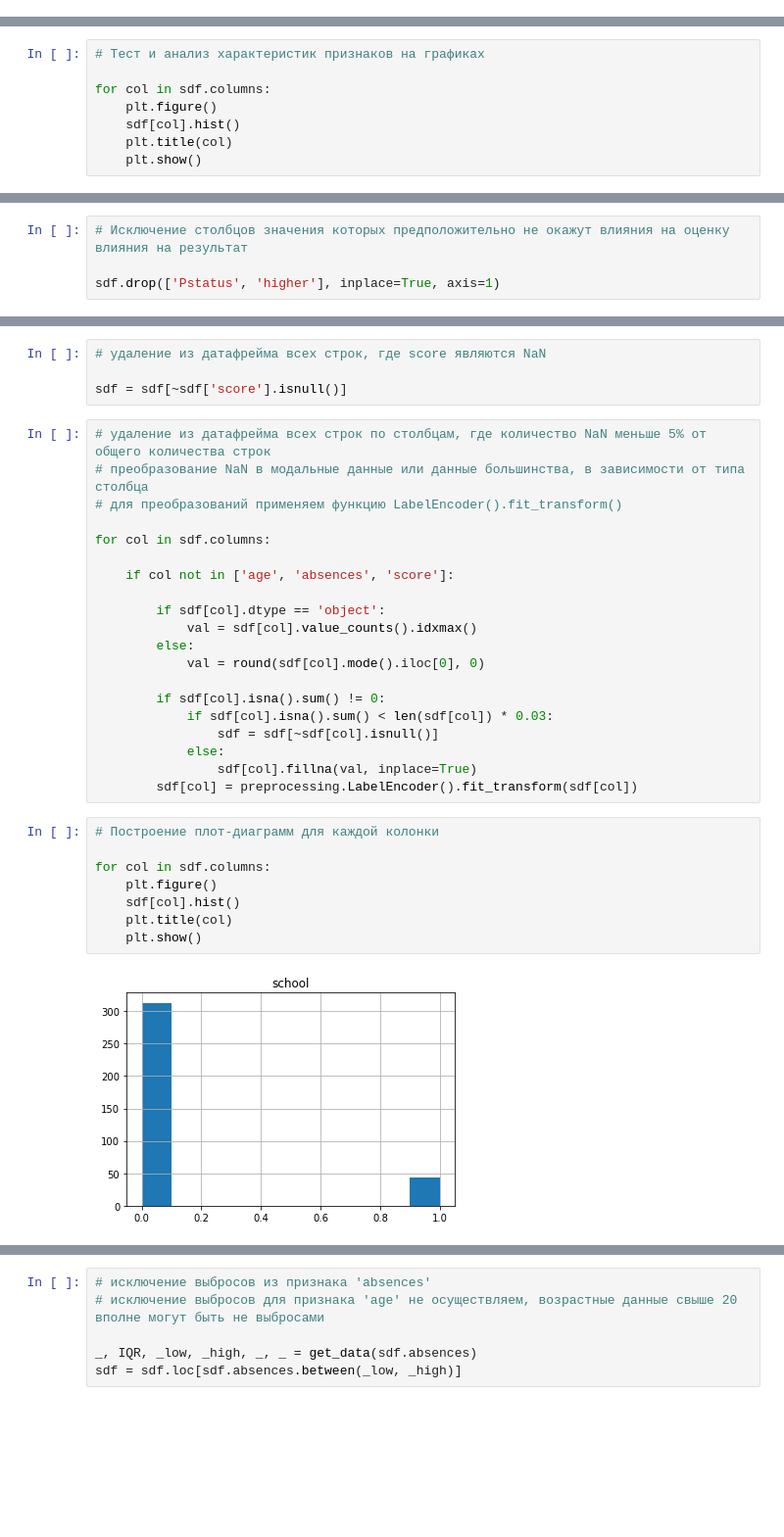
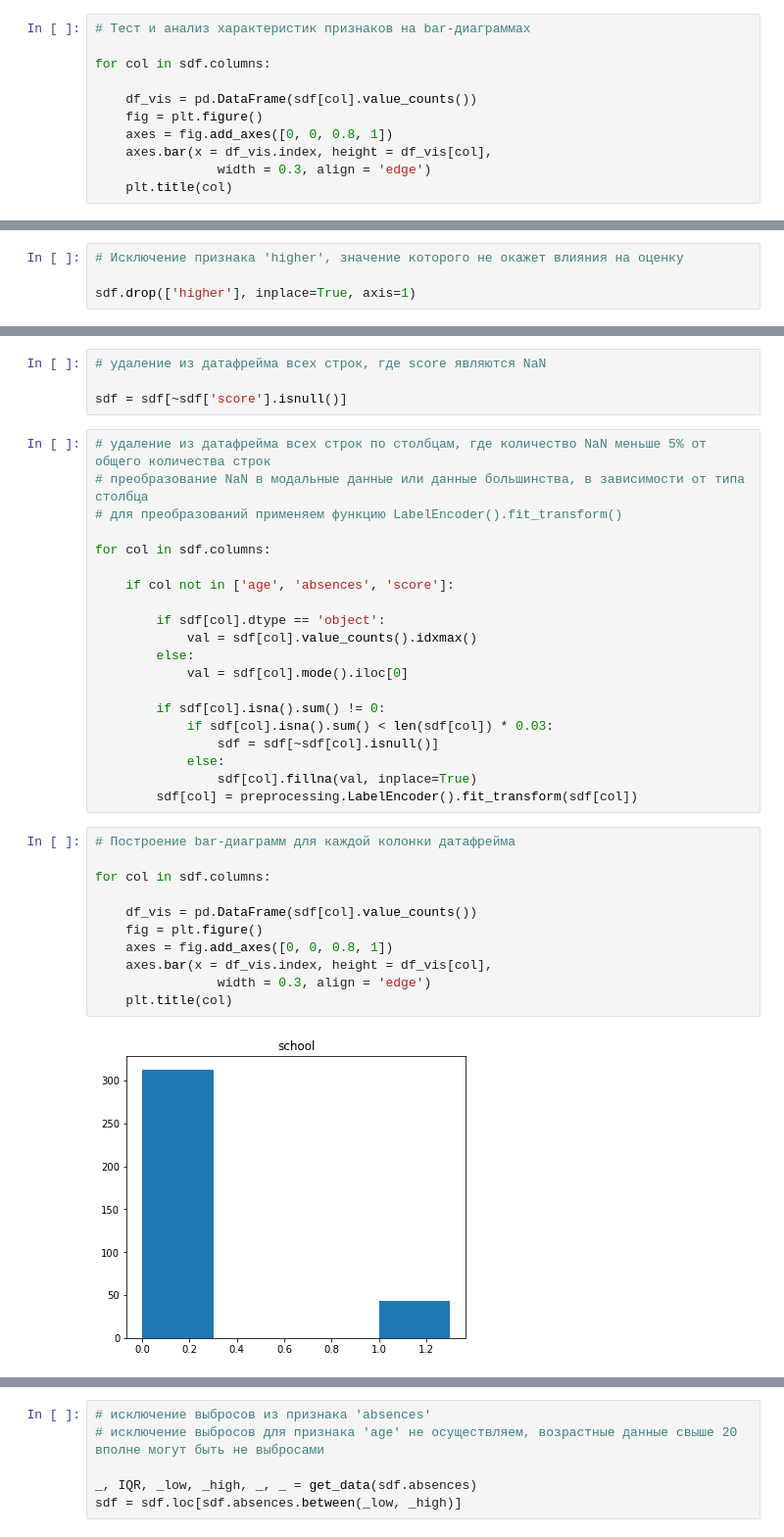
Before and after one commit to BlackGarri/GRepository, a Jupyter notebook: module_2/stud_math.ipynb, the cells around one changed output, grey strips where cells are left out. Shown at 98% size. Drawn from its saved outputs; the diff is of its cells as text; blank space fills up the shorter version.

```diff
--- a/module_2/stud_math.ipynb
+++ b/module_2/stud_math.ipynb
@@ -137,3 +137,14 @@ for col in sdf.columns:
   30.  19.   9.  11.  38.  40.  23.  17. 212.] тип float64
 Уникальных значений score - [ 30.  50.  75.  55.  95.  45.  60.  70.  80.  25.  40.  85.  90.  65.
  100.  35.   0.  nan  20.] тип float64
+# %%
+# Тест и анализ характеристик признаков на bar-диаграммах
+
+for col in sdf.columns:
+
+    df_vis = pd.DataFrame(sdf[col].value_counts())
+    fig = plt.figure()
+    axes = fig.add_axes([0, 0, 0.8, 1])
+    axes.bar(x = df_vis.index, height = df_vis[col],
+                width = 0.3, align = 'edge')
+    plt.title(col)
@@ -186,11 +212,3 @@ sdf.internet = sdf.internet.apply(
     lambda x: x if x in ['yes', 'no'] else np.nan)
 sdf.romantic = sdf.romantic.apply(
     lambda x: x if x in ['yes', 'no'] else np.nan)
-# %%
-# Тест и анализ характеристик признаков на графиках
-
-for col in sdf.columns:
-    plt.figure()
-    sdf[col].hist()
-    plt.title(col)
-    plt.show()
@@ -226,9 +230,9 @@ sns.heatmap(sdf[['studytime', 'studytime, granular']].corr(),
 sdf[['studytime', 'studytime, granular']].corr()
 sdf.drop(['studytime, granular'], inplace=True, axis=1)
 # %%
-# Иcключение столбцов значения которых предположительно не окажут влияния на оценку влияния на результат
+# Иcключение признака 'higher', значение которого не окажет влияния на оценку
 
-sdf.drop(['Pstatus', 'higher'], inplace=True, axis=1)
+sdf.drop(['higher'], inplace=True, axis=1)
 # %%
 # преобразование данных 'время в пути' в бинарное значение: 1 < 15 минут, 2 < свыше
 
@@ -268,7 +272,7 @@ for col in sdf.columns:
         if sdf[col].dtype == 'object':
             val = sdf[col].value_counts().idxmax()
         else:
-            val = round(sdf[col].mode().iloc[0], 0)
+            val = sdf[col].mode().iloc[0]
 
         if sdf[col].isna().sum() != 0:
             if sdf[col].isna().sum() < len(sdf[col]) * 0.03:
@@ -277,12 +281,15 @@ for col in sdf.columns:
                 sdf[col].fillna(val, inplace=True)
         sdf[col] = preprocessing.LabelEncoder().fit_transform(sdf[col])
 # %%
-# Построение плот-диаграмм для каждой колонки
+# Построение bar-диаграмм для каждой колонки датафрейма
 
 for col in sdf.columns:
-    plt.figure()
-    sdf[col].hist()
+
+    df_vis = pd.DataFrame(sdf[col].value_counts())
+    fig = plt.figure()
+    axes = fig.add_axes([0, 0, 0.8, 1])
+    axes.bar(x = df_vis.index, height = df_vis[col],
+                width = 0.3, align = 'edge')
     plt.title(col)
-    plt.show()
 # %% [output]
-[figure, old version]
+[figure, new version]
```
Also changed, not shown: parts of 13 cells of this notebook.
